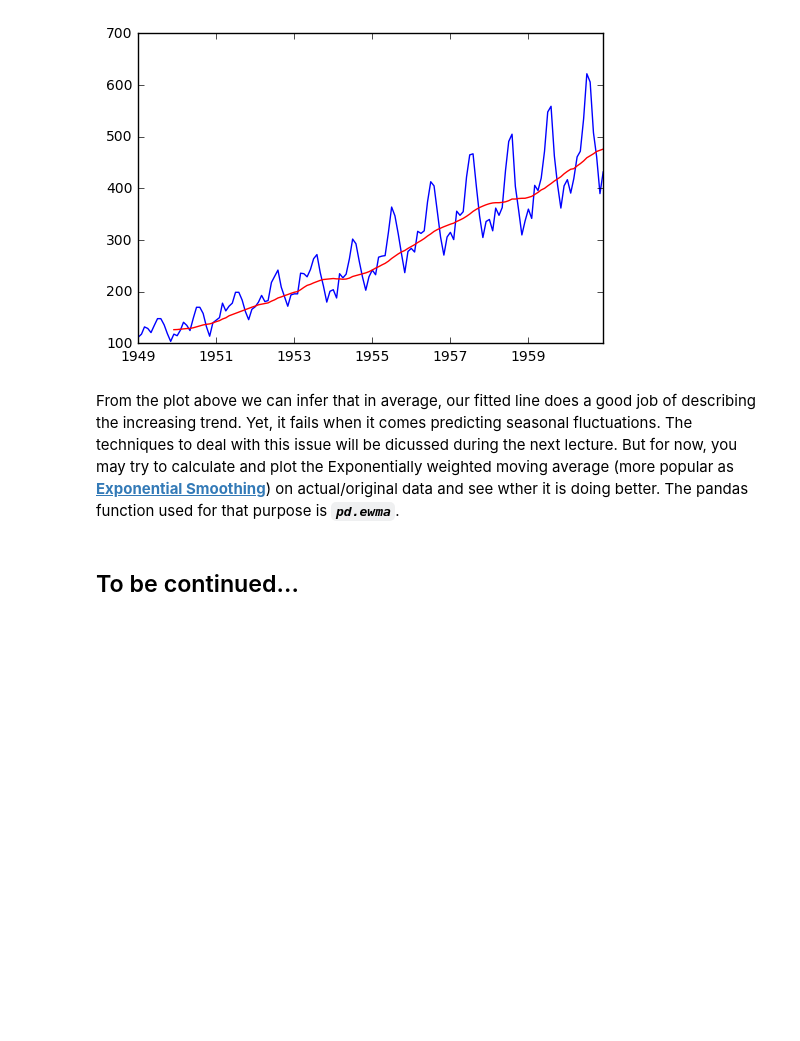
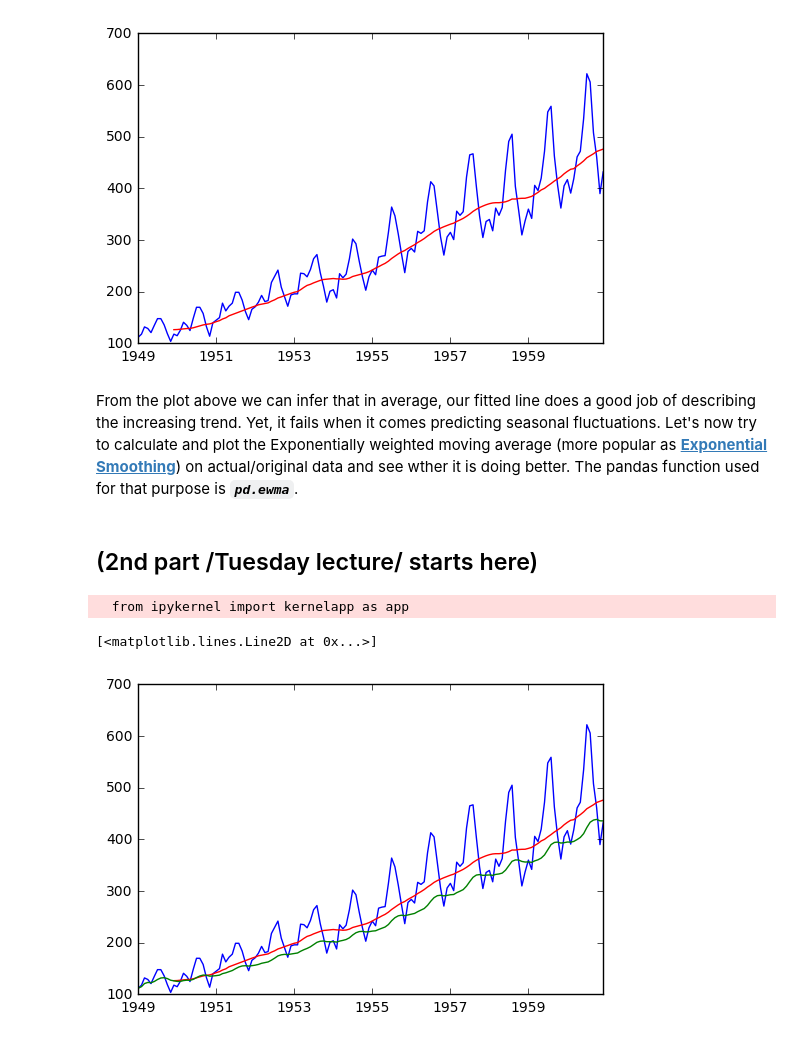
Before and after one commit to HrantDavtyan/Time_series_analysis, a Jupyter notebook: Time_series_1.ipynb, the cells around one changed output. Cells and saved outputs as stored; diff of their text form; code cells hidden in the pictures; blank space fills up the shorter version.

Commit message:
Added 2nd lecture on MA/EWMA

```diff
--- a/Time_series_1.ipynb
+++ b/Time_series_1.ipynb
@@ -123,6 +131,19 @@ mean = plt.plot(rolmean, color='red', label='Rolling Mean')
 # %% [output]
 [figure]
 # %% [markdown]
-From the plot above we can infer that in average, our fitted line does a good job of describing the increasing trend. Yet, it fails when it comes predicting seasonal fluctuations. The techniques to deal with this issue will be dicussed during the next lecture. But for now, you may try to calculate and plot the Exponentially weighted moving average (more popular as [**Exponential Smoothing**](https://en.wikipedia.org/wiki/Exponential_smoothing)) on actual/original data and see wther it is doing better. The pandas function used for that purpose is ***`pd.ewma`***.
+From the plot above we can infer that in average, our fitted line does a good job of describing the increasing trend. Yet, it fails when it comes predicting seasonal fluctuations. Let's now try to calculate and plot the Exponentially weighted moving average (more popular as [**Exponential Smoothing**](https://en.wikipedia.org/wiki/Exponential_smoothing)) on actual/original data and see wther it is doing better. The pandas function used for that purpose is ***`pd.ewma`***.
-# %% [markdown]
-## To be continued...
+# %% [markdown]
+## (2nd part /Tuesday lecture/ starts here)
+# %%
+# use ewma method from Pandas library to calculate exponentially weighted MA(12) [from now on EWMA(12)]
+exp_smooth = pd.ewma(data, halflife=12)
+# plot original data in blue
+plt.plot(data, color='blue')
+# plot MA(12) fitted curve in red
+plt.plot(rolmean, color='red')
+# plot EWMA(12) fitted curve in green
+plt.plot(exp_smooth, color='green')
+# %% [output]
+  from ipykernel import kernelapp as app
+[<matplotlib.lines.Line2D at 0x...>]
+[figure, added]
```
Also changed, not shown: parts of 25 cells of this notebook.
